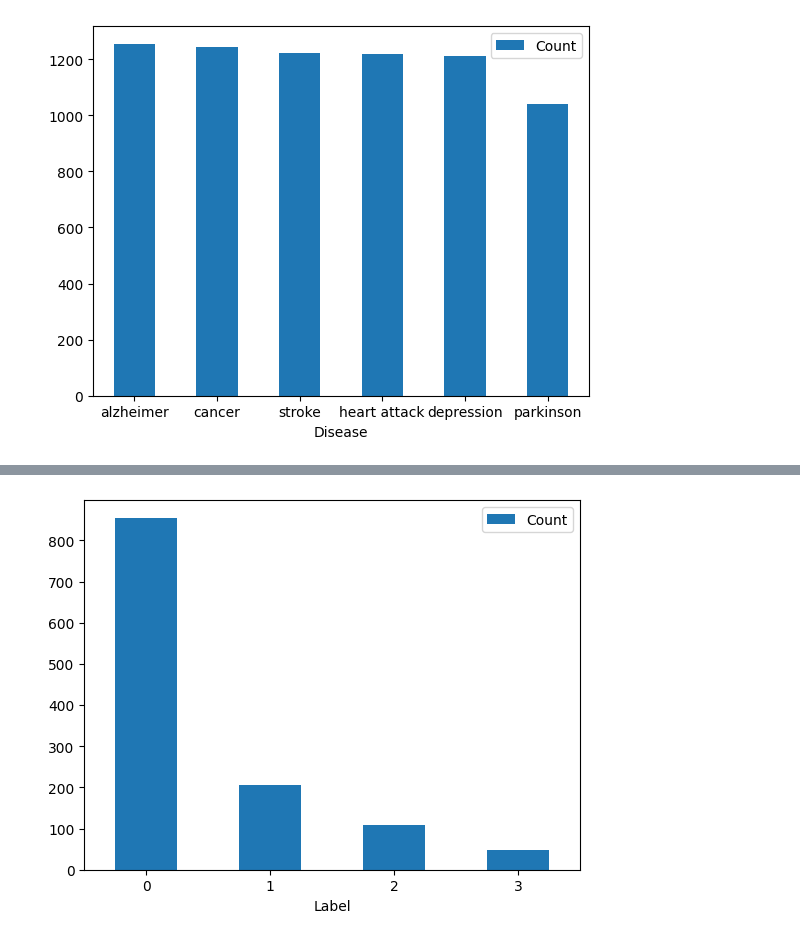
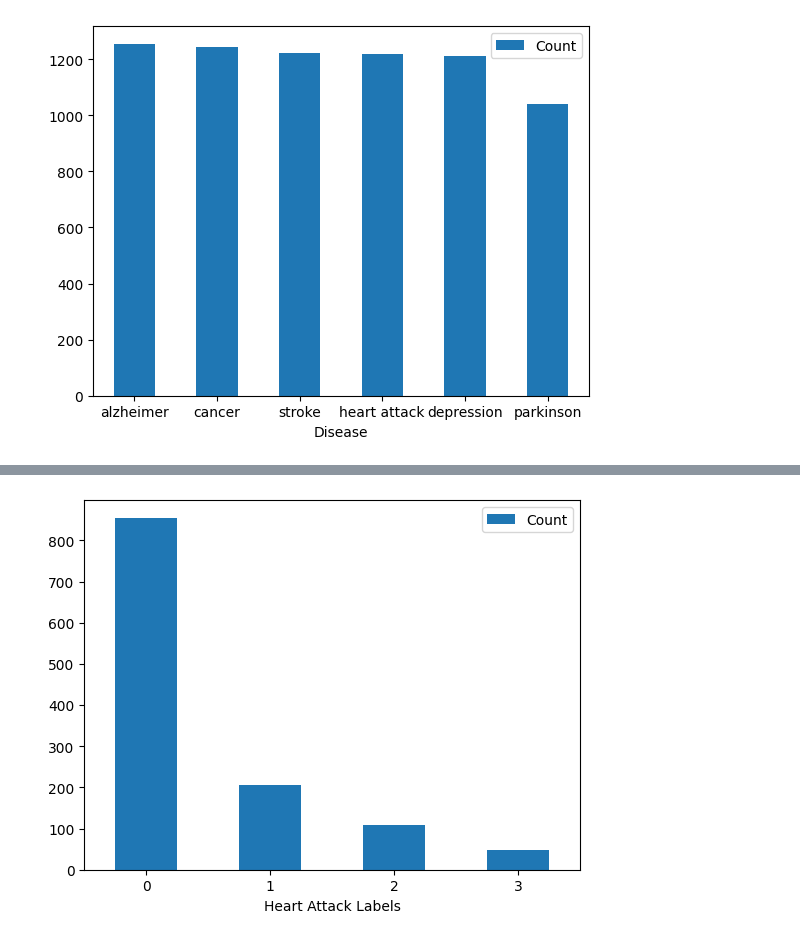
Before and after one commit to emedema/phm_evolutionary_optimization, a Jupyter notebook: data.ipynb, the cells around one changed output, grey strips where cells are left out. Drawn from its saved outputs; the diff is of its cells as text; code cells hidden in the pictures.

```diff
--- a/data.ipynb
+++ b/data.ipynb
@@ -288,15 +295,15 @@ print ("phm2017 labels:")
 phm2017_disease = ['0', '1', '2', '3']
 df = phm2017_read['Label'].value_counts()
 df = df.reset_index()
-df.columns = ['Label', 'Count']
-df2 = df.sort_values('Label')
+df.columns = ['PHM2017 Labels', 'Count']
+df2 = df.sort_values('PHM2017 Labels')
 print(df2)
 phm2017_disease_count = df2.Count.values.tolist()
 #print(phm2017_disease_count)
 
 
-df = pd.DataFrame({'Label': phm2017_disease, 'Count':phm2017_disease_count})
-ax = df.plot.bar(x='Label', y='Count', rot=0)
+df = pd.DataFrame({'PHM2017 Labels': phm2017_disease, 'Count':phm2017_disease_count})
+ax = df.plot.bar(x='PHM2017 Labels', y='Count', rot=0)
 
 print('distribution:')
 total = df2['Count'].sum()
@@ -323,15 +330,15 @@ temp = phm2017_read.loc[phm2017_read['Disease'] == 'alzheimer']
 phm2017_disease = ['0', '1', '2', '3']
 df = temp['Label'].value_counts()
 df = df.reset_index()
-df.columns = ['Label', 'Count']
-df2 = df.sort_values('Label')
+df.columns = ['Alzheimer\'s Labels', 'Count']
+df2 = df.sort_values('Alzheimer\'s Labels')
 print(df2)
 phm2017_disease_count = df2.Count.values.tolist()
 #print(phm2017_disease_count)
 
 
-df = pd.DataFrame({'Label': phm2017_disease, 'Count':phm2017_disease_count})
-ax = df.plot.bar(x='Label', y='Count', rot=0)
+df = pd.DataFrame({'Alzheimer\'s Labels': phm2017_disease, 'Count':phm2017_disease_count})
+ax = df.plot.bar(x='Alzheimer\'s Labels', y='Count', rot=0)
 
 print('distribution:')
 total = df2['Count'].sum()
@@ -363,15 +365,15 @@ temp = phm2017_read.loc[phm2017_read['Disease'] == 'cancer']
 phm2017_disease = ['0', '1', '2', '3']
 df = temp['Label'].value_counts()
 df = df.reset_index()
-df.columns = ['Label', 'Count']
-df2 = df.sort_values('Label')
+df.columns = ['Cancer Labels', 'Count']
+df2 = df.sort_values('Cancer Labels')
 print(df2)
 phm2017_disease_count = df2.Count.values.tolist()
 #print(phm2017_disease_count)
 
 
-df = pd.DataFrame({'Label': phm2017_disease, 'Count':phm2017_disease_count})
-ax = df.plot.bar(x='Label', y='Count', rot=0)
+df = pd.DataFrame({'Cancer Labels': phm2017_disease, 'Count':phm2017_disease_count})
+ax = df.plot.bar(x='Cancer Labels', y='Count', rot=0)
 
 print('distribution:')
 total = df2['Count'].sum()
@@ -402,15 +399,15 @@ temp = phm2017_read.loc[phm2017_read['Disease'] == 'stroke']
 phm2017_disease = ['0', '1', '2', '3']
 df = temp['Label'].value_counts()
 df = df.reset_index()
-df.columns = ['Label', 'Count']
-df2 = df.sort_values('Label')
+df.columns = ['Stroke Labels', 'Count']
+df2 = df.sort_values('Stroke Labels')
 print(df2)
 phm2017_disease_count = df2.Count.values.tolist()
 #print(phm2017_disease_count)
 
 
-df = pd.DataFrame({'Label': phm2017_disease, 'Count':phm2017_disease_count})
-ax = df.plot.bar(x='Label', y='Count', rot=0)
+df = pd.DataFrame({'Stroke Labels': phm2017_disease, 'Count':phm2017_disease_count})
+ax = df.plot.bar(x='Stroke Labels', y='Count', rot=0)
 
 print('distribution:')
 total = df2['Count'].sum()
@@ -436,15 +433,15 @@ temp = phm2017_read.loc[phm2017_read['Disease'] == 'heart attack']
 phm2017_disease = ['0', '1', '2', '3']
 df = temp['Label'].value_counts()
 df = df.reset_index()
-df.columns = ['Label', 'Count']
-df2 = df.sort_values('Label')
+df.columns = ['Heart Attack Labels', 'Count']
+df2 = df.sort_values('Heart Attack Labels')
 print(df2)
 phm2017_disease_count = df2.Count.values.tolist()
 #print(phm2017_disease_count)
 
 
-df = pd.DataFrame({'Label': phm2017_disease, 'Count':phm2017_disease_count})
-ax = df.plot.bar(x='Label', y='Count', rot=0)
+df = pd.DataFrame({'Heart Attack Labels': phm2017_disease, 'Count':phm2017_disease_count})
+ax = df.plot.bar(x='Heart Attack Labels', y='Count', rot=0)
 
 print('distribution:')
 total = df2['Count'].sum()
@@ -462,6 +459,6 @@ heart attack labels
 distribution:
 [0.7013945857260049, 0.16981132075471697, 0.08941755537325677, 0.03937653814602133]
-[figure, old version]
+[figure, new version]
 # %%
 print("depression labels")
 temp = phm2017_read.loc[phm2017_read['Disease'] == 'depression']
```
Also changed, not shown: parts of 26 cells of this notebook, 2 other files.
